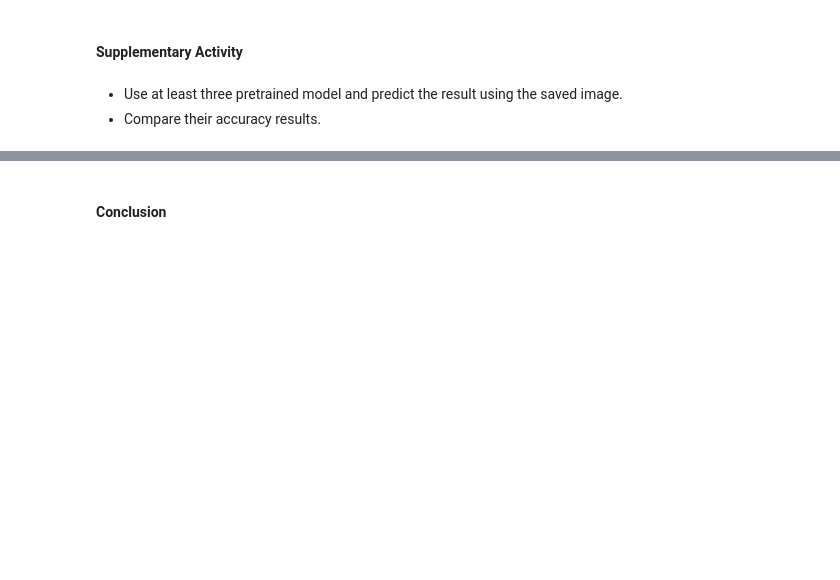
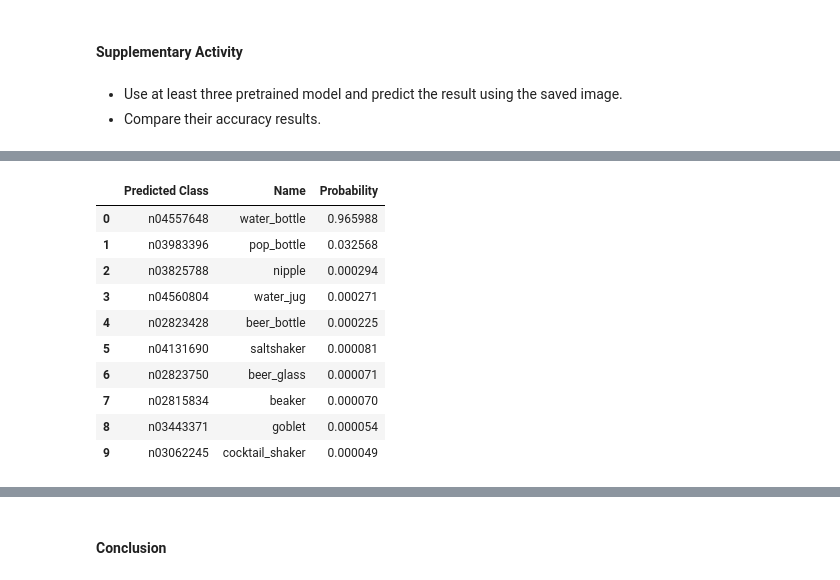
Before and after one commit to Wizxrdx/CPE313, a Jupyter notebook: Chapter 3 - Convolutional Neural Networks/HOA 3.3 - CNN Network Architectures_LABBAO.ipynb, the cells around one changed output, grey strips where cells are left out. Drawn from its saved outputs; the diff is of its cells as text; code cells hidden in the pictures; blank space fills up the shorter version.

```diff
--- a/Chapter 3 - Convolutional Neural Networks/HOA 3.3 - CNN Network Architectures_LABBAO.ipynb
+++ b/Chapter 3 - Convolutional Neural Networks/HOA 3.3 - CNN Network Architectures_LABBAO.ipynb
@@ -135,0 +221,4 @@ Interpret the result using RESNET50 pretrained model
+# %%
+densenet_model = DenseNet201(weights='imagenet')
+
+densenet_model.summary()
@@ -135,0 +284,3 @@ Interpret the result using RESNET50 pretrained model
+# %%
+predict_image(densenet_model, img_path, densenet.preprocess_input, densenet.decode_predictions)
+# %% [output]
@@ -135,0 +288,11 @@ Interpret the result using RESNET50 pretrained model
+|  | Predicted Class | Name | Probability |
+| 0 | n04557648 | water_bottle | 0.965988 |
+| 1 | n03983396 | pop_bottle | 0.032568 |
+| 2 | n03825788 | nipple | 0.000294 |
+| 3 | n04560804 | water_jug | 0.000271 |
+| 4 | n02823428 | beer_bottle | 0.000225 |
+| 5 | n04131690 | saltshaker | 0.000081 |
+| 6 | n02823750 | beer_glass | 0.000071 |
+| 7 | n02815834 | beaker | 0.000070 |
+| 8 | n03443371 | goblet | 0.000054 |
+| 9 | n03062245 | cocktail_shaker | 0.000049 |
```
Also changed, not shown: parts of 22 cells of this notebook.
